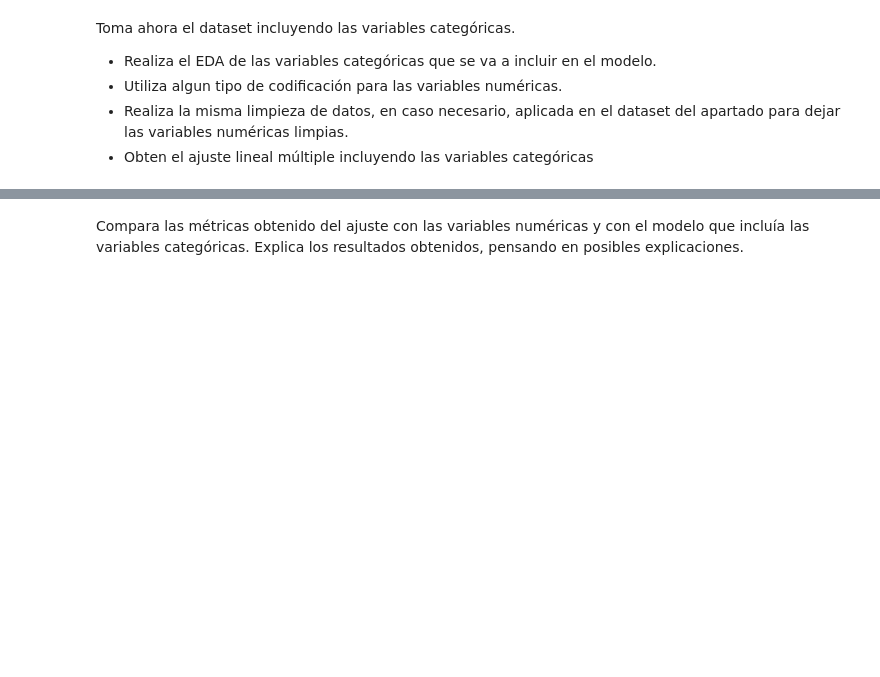
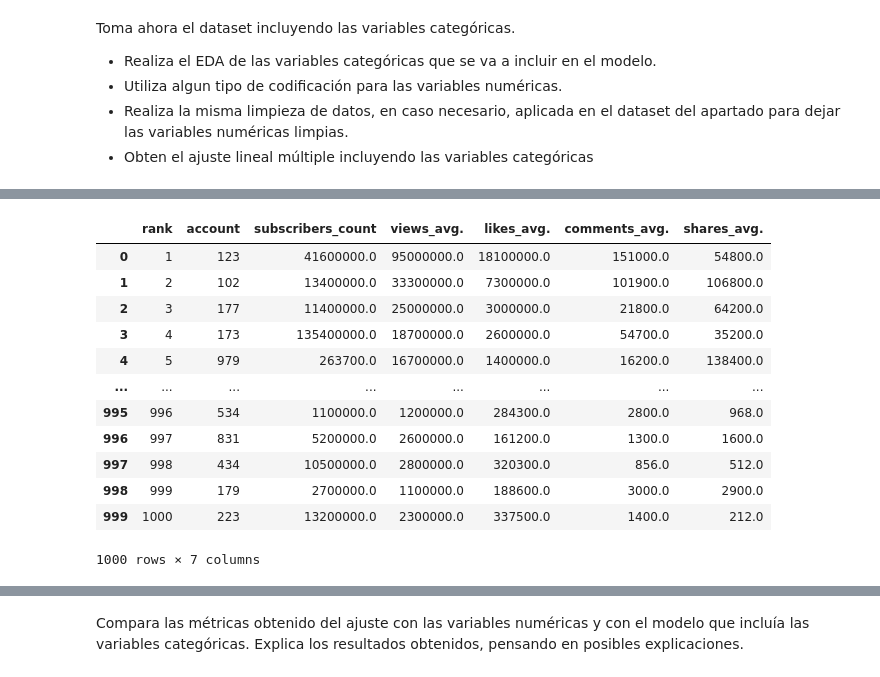
Before and after one commit to Adalab/Adalab-DA-promo-A-module-3-pairprog-3-pair-4-Alicia-Lidia, a Jupyter notebook: Regresión/Regresión 3/Pair_regresion_3.ipynb, the cells around one changed output, grey strips where cells are left out. Saved outputs shown, nothing was run; the diff lists cells and outputs as text; code cells hidden in the pictures; blank space fills up the shorter version.

```diff
--- a/Regresión/Regresión 3/Pair_regresion_3.ipynb
+++ b/Regresión/Regresión 3/Pair_regresion_3.ipynb
@@ -106,0 +231,25 @@ Toma ahora el dataset incluyendo las variables categóricas.
+# %%
+label_encoded_df = df.copy()
+
+# iniciamos el método
+le = LabelEncoder()
+
+# lo aplicamos a todo nuestro dataframe
+for col in label_encoded_df.select_dtypes(include='O').columns:
+    label_encoded_df[col]=le.fit_transform(label_encoded_df[col])
+# %%
+label_encoded_df
+# %% [output]
+|  | rank | account | subscribers_count | views_avg. | likes_avg. | comments_avg. | shares_avg. |
+| 0 | 1 | 123 | 41600000.0 | 95000000.0 | 18100000.0 | 151000.0 | 54800.0 |
+| 1 | 2 | 102 | 13400000.0 | 33300000.0 | 7300000.0 | 101900.0 | 106800.0 |
+| 2 | 3 | 177 | 11400000.0 | 25000000.0 | 3000000.0 | 21800.0 | 64200.0 |
+| 3 | 4 | 173 | 135400000.0 | 18700000.0 | 2600000.0 | 54700.0 | 35200.0 |
+| 4 | 5 | 979 | 263700.0 | 16700000.0 | 1400000.0 | 16200.0 | 138400.0 |
+| ... | ... | ... | ... | ... | ... | ... | ... |
+| 995 | 996 | 534 | 1100000.0 | 1200000.0 | 284300.0 | 2800.0 | 968.0 |
+| 996 | 997 | 831 | 5200000.0 | 2600000.0 | 161200.0 | 1300.0 | 1600.0 |
+| 997 | 998 | 434 | 10500000.0 | 2800000.0 | 320300.0 | 856.0 | 512.0 |
+| 998 | 999 | 179 | 2700000.0 | 1100000.0 | 188600.0 | 3000.0 | 2900.0 |
+| 999 | 1000 | 223 | 13200000.0 | 2300000.0 | 337500.0 | 1400.0 | 212.0 |
+1000 rows × 7 columns
```
Also changed, not shown: parts of 10 cells of this notebook.
